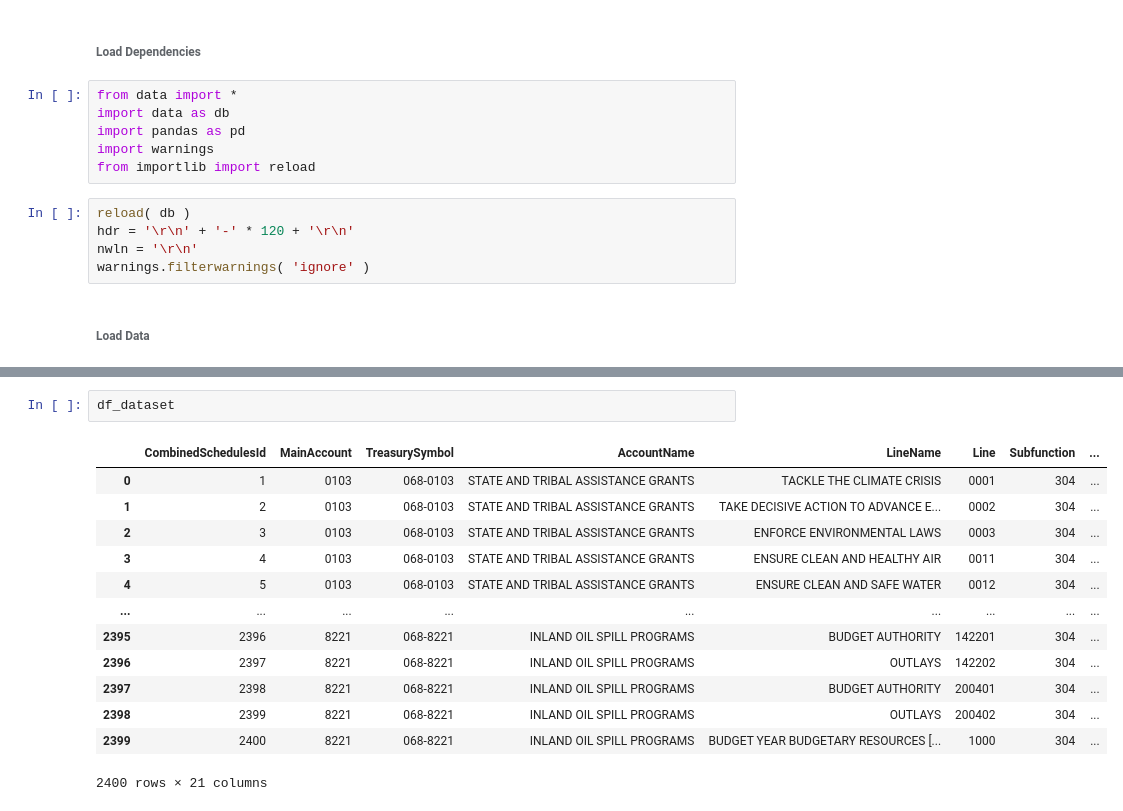
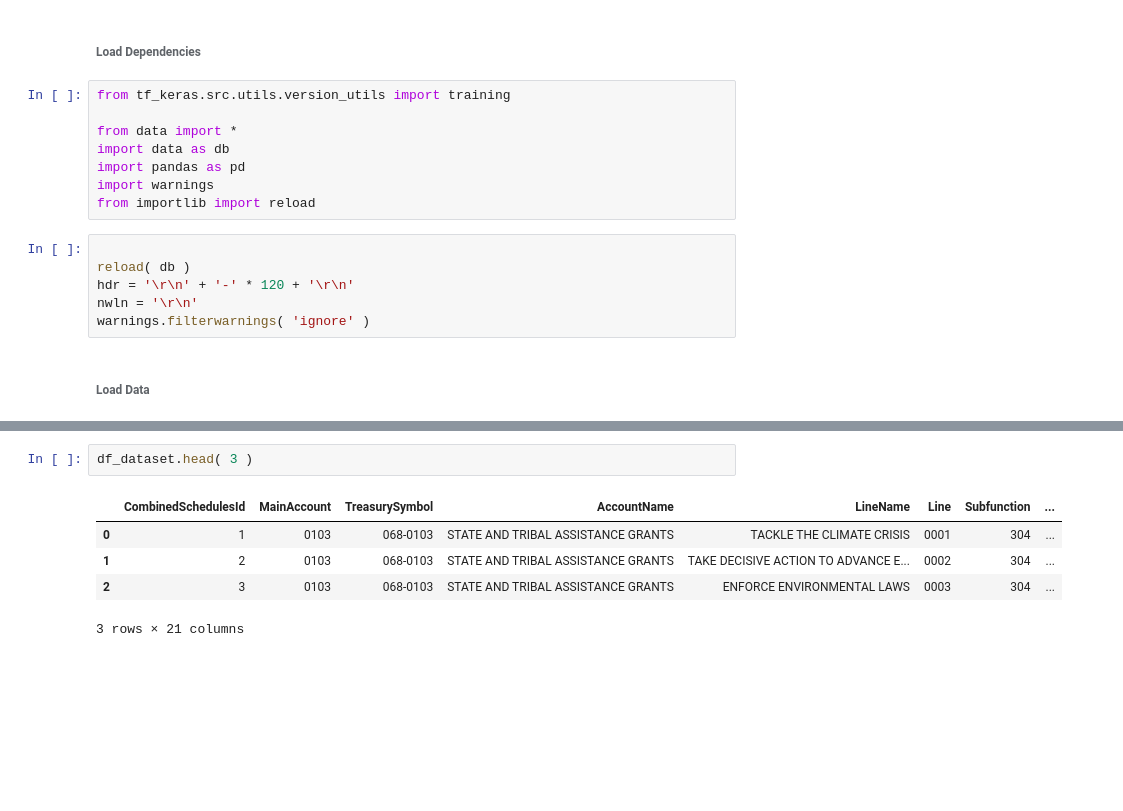
Before and after one commit to is-leeroy-jenkins/Mathy, a Jupyter notebook: ipynb/board.ipynb, the cells around one changed output, grey strips where cells are left out. Cells and saved outputs as stored; diff of their text form; blank space fills up the shorter version.

```diff
--- a/ipynb/board.ipynb
+++ b/ipynb/board.ipynb
@@ -1,12 +1,15 @@
 # %% [markdown]
 ###### Load Dependencies
 # %%
+from tf_keras.src.utils.version_utils import training
+
 from data import *
 import data as db
 import pandas as pd
 import warnings
 from importlib import reload
 # %%
+
 reload( db )
 hdr = '\r\n' + '-' * 120 + '\r\n'
 nwln = '\r\n'
@@ -85,19 +88,11 @@ Balances DataSource
 | 95% | 2.758500e+09 | 2.554450e+09 | 3.193100e+09 | 1.040000e+08 | 1.040500e+08 | 1.002000e+08 | 1.010500e+08 | 8.420000e+07 | 9.300000e+07 | 8.305000e+07 | 8.400000e+07 | ... |
 | max | 6.292300e+10 | 6.446400e+10 | 4.528039e+12 | 2.585500e+10 | 3.509500e+10 | 4.490200e+10 | 5.382000e+10 | 1.252500e+10 | 1.277500e+10 | 1.303100e+10 | 1.329100e+10 | ... |
 # %%
-df_dataset
+df_dataset.head( 3 )
 # %% [output]
 |  | CombinedSchedulesId | MainAccount | TreasurySymbol | AccountName | LineName | Line | Subfunction | ... |
 | 0 | 1 | 0103 | 068-0103 | STATE AND TRIBAL ASSISTANCE GRANTS | TACKLE THE CLIMATE CRISIS | 0001 | 304 | ... |
 | 1 | 2 | 0103 | 068-0103 | STATE AND TRIBAL ASSISTANCE GRANTS | TAKE DECISIVE ACTION TO ADVANCE E... | 0002 | 304 | ... |
 | 2 | 3 | 0103 | 068-0103 | STATE AND TRIBAL ASSISTANCE GRANTS | ENFORCE ENVIRONMENTAL LAWS | 0003 | 304 | ... |
-| 3 | 4 | 0103 | 068-0103 | STATE AND TRIBAL ASSISTANCE GRANTS | ENSURE CLEAN AND HEALTHY AIR | 0011 | 304 | ... |
-| 4 | 5 | 0103 | 068-0103 | STATE AND TRIBAL ASSISTANCE GRANTS | ENSURE CLEAN AND SAFE WATER | 0012 | 304 | ... |
-| ... | ... | ... | ... | ... | ... | ... | ... | ... |
-| 2395 | 2396 | 8221 | 068-8221 | INLAND OIL SPILL PROGRAMS | BUDGET AUTHORITY | 142201 | 304 | ... |
-| 2396 | 2397 | 8221 | 068-8221 | INLAND OIL SPILL PROGRAMS | OUTLAYS | 142202 | 304 | ... |
-| 2397 | 2398 | 8221 | 068-8221 | INLAND OIL SPILL PROGRAMS | BUDGET AUTHORITY | 200401 | 304 | ... |
-| 2398 | 2399 | 8221 | 068-8221 | INLAND OIL SPILL PROGRAMS | OUTLAYS | 200402 | 304 | ... |
-| 2399 | 2400 | 8221 | 068-8221 | INLAND OIL SPILL PROGRAMS | BUDGET YEAR BUDGETARY RESOURCES [... | 1000 | 304 | ... |
-2400 rows × 21 columns
+3 rows × 21 columns
 # %%
```
Also changed, not shown: parts of 7 cells of this notebook, 7 other files.
